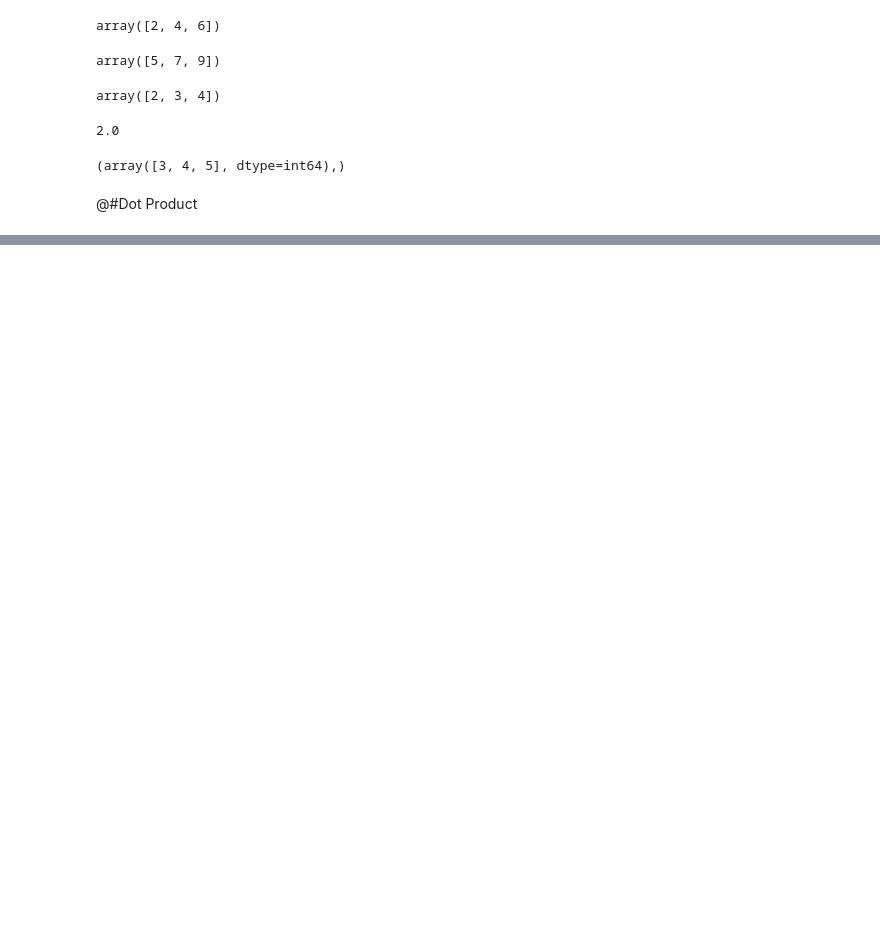
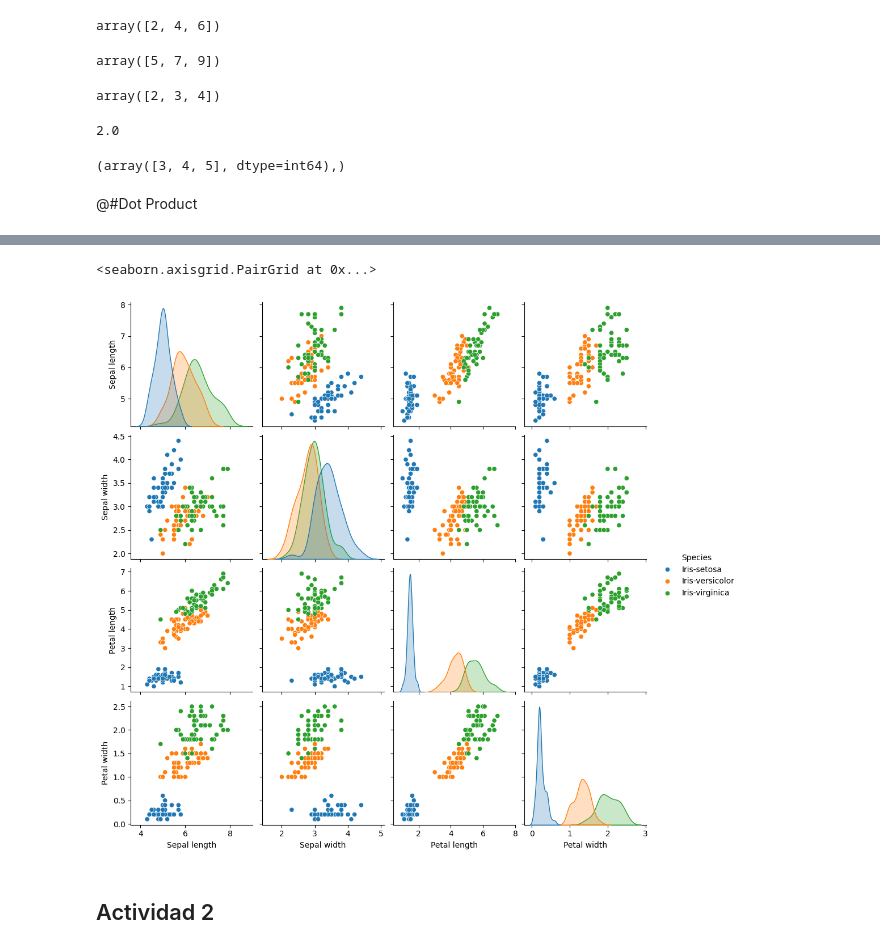
Before and after one commit to amaldonadog/data-analytics-course, a Jupyter notebook: notebooks/3_intro_numpy_pandas.ipynb, the cells around one changed output, grey strips where cells are left out. Drawn from its saved outputs; the diff is of its cells as text; code cells hidden in the pictures; blank space fills up the shorter version.

```diff
--- a/notebooks/3_intro_numpy_pandas.ipynb
+++ b/notebooks/3_intro_numpy_pandas.ipynb
@@ -193,0 +448,7 @@ total
+# %%
+sns.pairplot(df, hue = "Species")
+# %% [output]
+<seaborn.axisgrid.PairGrid at 0x...>
+[figure, added]
+# %% [markdown]
+## Actividad 2
```
Also changed, not shown: parts of 26 cells of this notebook.
